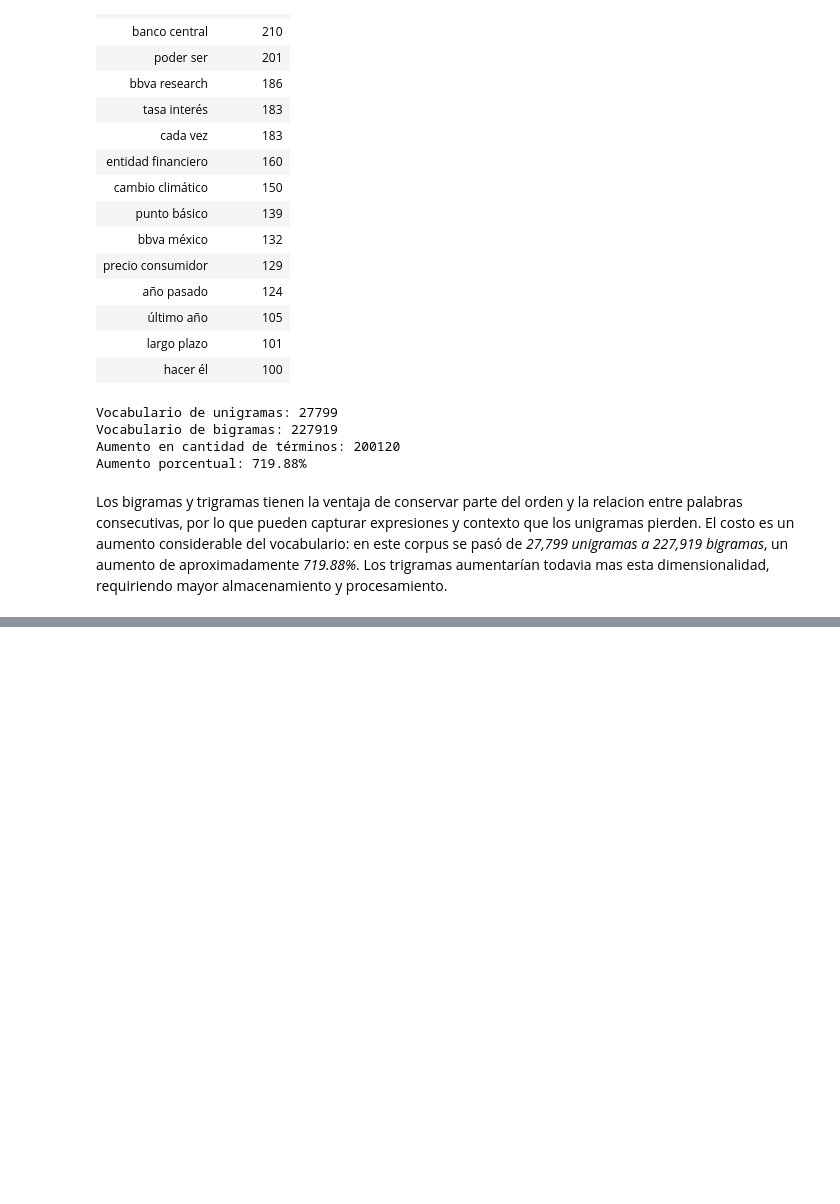
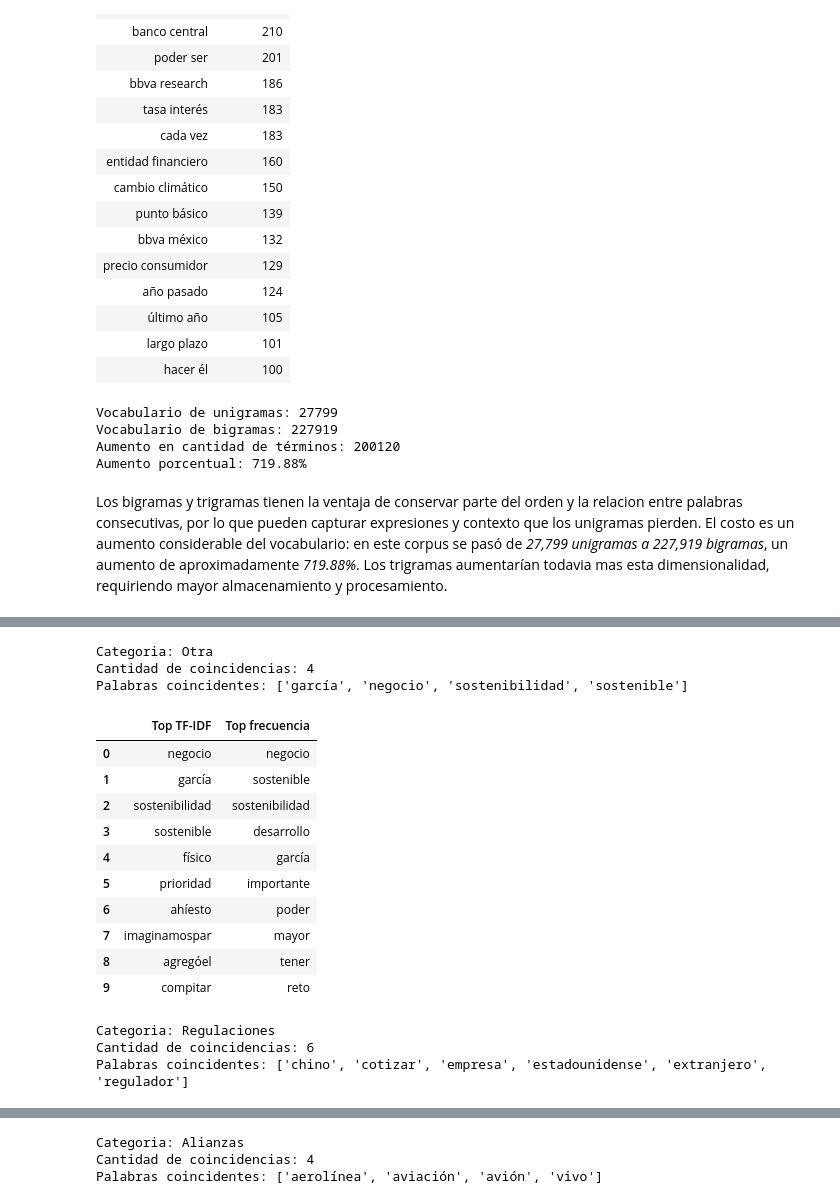
Before and after one commit to JuanDi37/Laboratorio-2, a Jupyter notebook: Laboratorio#2NLP.ipynb, the cells around one changed output, grey strips where cells are left out. Drawn from its saved outputs; the diff is of its cells as text; code cells hidden in the pictures; blank space fills up the shorter version.

```diff
--- a/Laboratorio#2NLP.ipynb
+++ b/Laboratorio#2NLP.ipynb
@@ -603,0 +621,19 @@ Los bigramas y trigramas tienen la ventaja de conservar parte del orden y la rel
+# %%
+#representacion TF-IDF
+
+from sklearn.feature_extraction.text import TfidfVectorizer
+
+vectorizador_tfidf = TfidfVectorizer(
+    tokenizer=str.split,
+    token_pattern=None,
+    lowercase=False
+)
+
+matriz_tfidf = vectorizador_tfidf.fit_transform(
+    corpus["texto_normalizado"]
+)
+
+vocabulario_tfidf = vectorizador_tfidf.get_feature_names_out()
+
+print("Forma de la matriz TF-IDF:", matriz_tfidf.shape)
+print("Tamaño del vocabulario:", len(vocabulario_tfidf))
@@ -603,0 +833,58 @@ Los bigramas y trigramas tienen la ventaja de conservar parte del orden y la rel
+# %%
+#comparamos las palabras de TF-IDF con las palabras mas frecuentes
+
+for indice in indices_documentos:
+
+    palabras_tfidf = resultados_tfidf[
+        indice
+    ]["palabra"].tolist()
+
+    palabras_conteo = resultados_conteo[
+        indice
+    ]["palabra"].tolist()
+
+    coincidencias = set(
+        palabras_tfidf
+    ) & set(
+        palabras_conteo
+    )
+
+    comparacion = pd.DataFrame({
+        "Top TF-IDF": palabras_tfidf,
+        "Top frecuencia": palabras_conteo
+    })
+
+    print(
+        "\nCategoria:",
+        corpus.loc[indice, CATEGORY_COL]
+    )
+
+    print(
+        "Cantidad de coincidencias:",
+        len(coincidencias)
+    )
+
+    print(
+        "Palabras coincidentes:",
+        sorted(coincidencias)
+    )
+
+    display(comparacion)
+# %% [output]
+Categoria: Otra
+Cantidad de coincidencias: 4
+Palabras coincidentes: ['garcía', 'negocio', 'sostenibilidad', 'sostenible']
+|  | Top TF-IDF | Top frecuencia |
+| 0 | negocio | negocio |
+| 1 | garcía | sostenible |
+| 2 | sostenibilidad | sostenibilidad |
+| 3 | sostenible | desarrollo |
+| 4 | físico | garcía |
+| 5 | prioridad | importante |
+| 6 | ahíesto | poder |
+| 7 | imaginamospar | mayor |
+| 8 | agregóel | tener |
+| 9 | compitar | reto |
+Categoria: Regulaciones
+Cantidad de coincidencias: 6
+Palabras coincidentes: ['chino', 'cotizar', 'empresa', 'estadounidense', 'extranjero', 'regulador']
@@ -603,0 +902,3 @@ Los bigramas y trigramas tienen la ventaja de conservar parte del orden y la rel
+Categoria: Alianzas
+Cantidad de coincidencias: 4
+Palabras coincidentes: ['aerolínea', 'aviación', 'avión', 'vivo']
```
Also changed, not shown: parts of 10 cells of this notebook.
